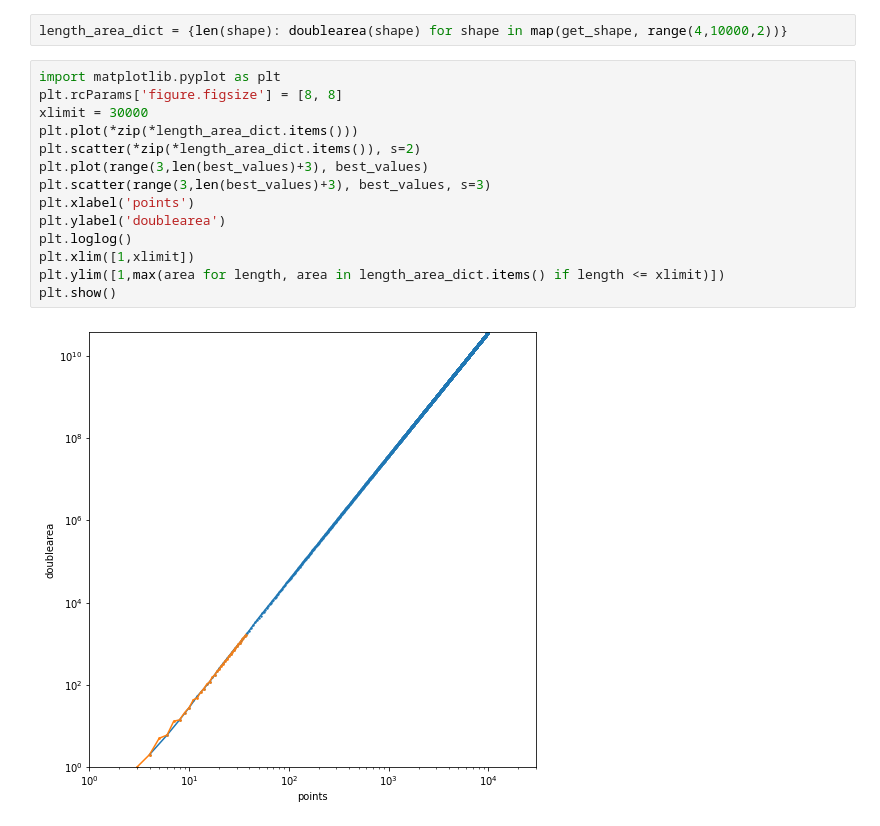
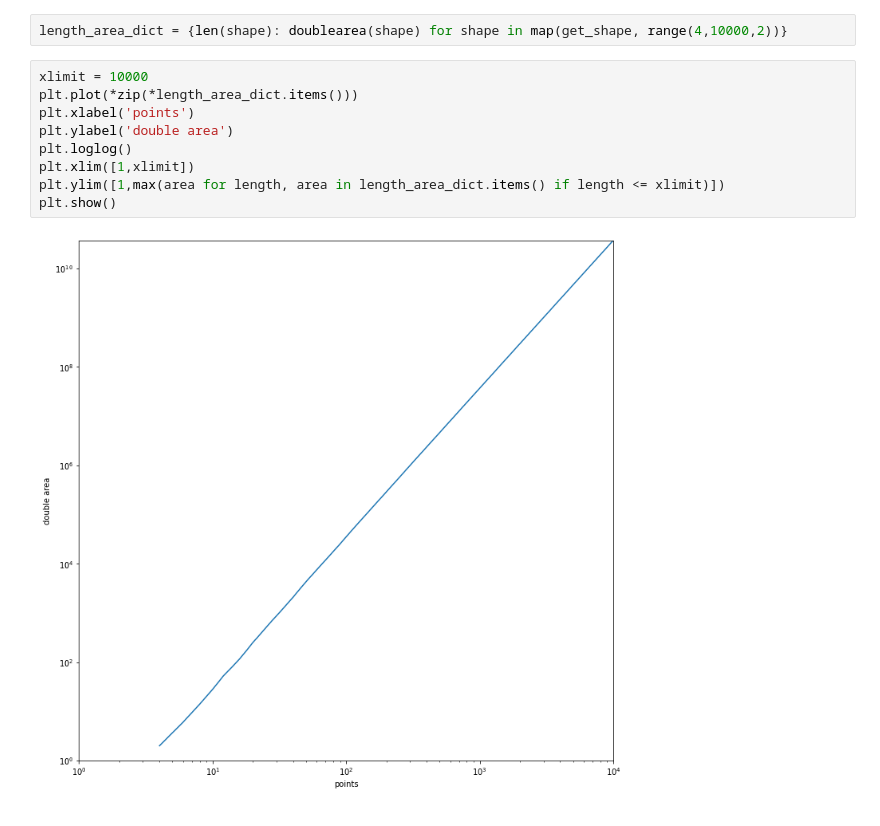
Before and after one commit to arrmansa/smallest-area-of-a-convex-grid-polygon, a Jupyter notebook: choose small vectors.ipynb, the cells around one changed output. Saved outputs shown, nothing was run; the diff lists cells and outputs as text.

```diff
--- a/choose small vectors.ipynb
+++ b/choose small vectors.ipynb
@@ -137,19 +154,14 @@ points 36 optimal area 1498 circle area 1516 percentage worse 1.202 %
 # Scaling
 # %%
 length_area_dict = {len(shape): doublearea(shape) for shape in map(get_shape, range(4,10000,2))}
-# %%
-import matplotlib.pyplot as plt
-plt.rcParams['figure.figsize'] = [8, 8]
-xlimit = 30000
-plt.plot(*zip(*length_area_dict.items()))
-plt.scatter(*zip(*length_area_dict.items()), s=2)
-plt.plot(range(3,len(best_values)+3), best_values)
-plt.scatter(range(3,len(best_values)+3), best_values, s=3)
-plt.xlabel('points')
-plt.ylabel('doublearea')
-plt.loglog()
-plt.xlim([1,xlimit])
-plt.ylim([1,max(area for length, area in length_area_dict.items() if length <= xlimit)])
-plt.show()
-# %% [output]
-[figure, removed]
+# %%
+xlimit = 10000
+plt.plot(*zip(*length_area_dict.items()))
+plt.xlabel('points')
+plt.ylabel('double area')
+plt.loglog()
+plt.xlim([1,xlimit])
+plt.ylim([1,max(area for length, area in length_area_dict.items() if length <= xlimit)])
+plt.show()
+# %% [output]
+[figure, added]
```
Also changed, not shown: parts of 7 cells of this notebook.
